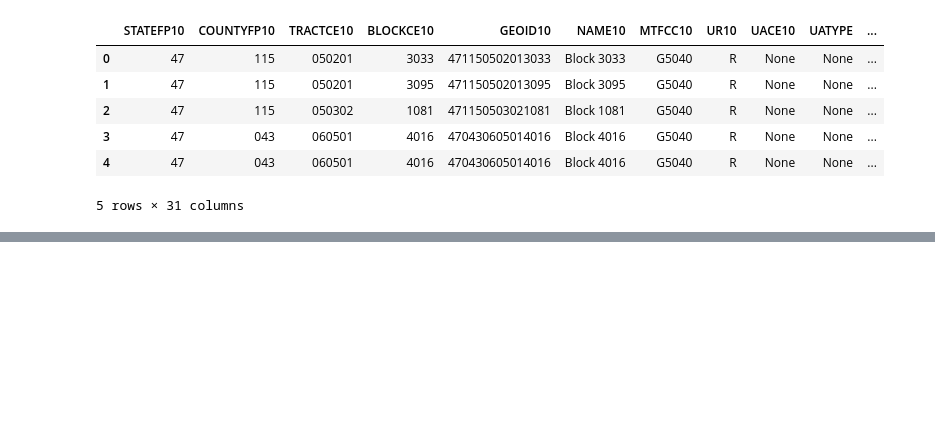
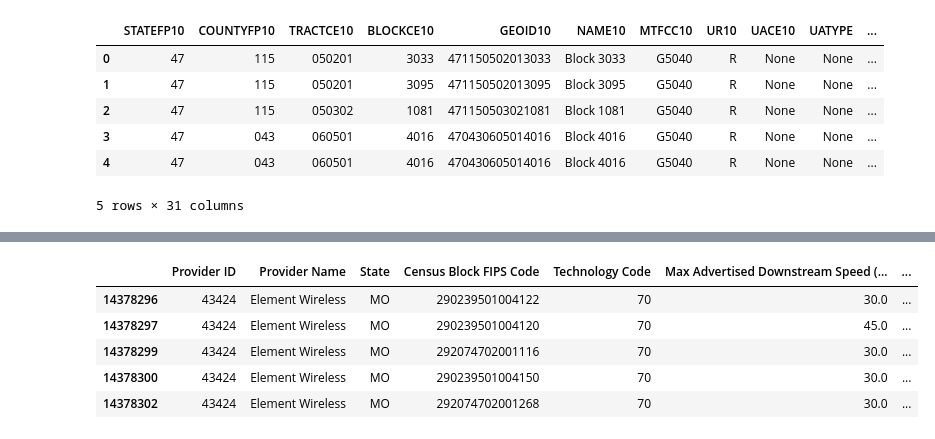
Before and after one commit to BrantIvey/NSS_Capstone, a Jupyter notebook: FCC 477 Filter.ipynb, the cells around one changed output, grey strips where cells are left out. Saved outputs shown, nothing was run; the diff lists cells and outputs as text; code cells hidden in the pictures; blank space fills up the shorter version.

```diff
--- a/FCC 477 Filter.ipynb
+++ b/FCC 477 Filter.ipynb
@@ -56,0 +61,3 @@ all_geo.head()
+# %%
+pd.set_option('display.max_columns', None)
+us_df.head()
@@ -56,0 +71,3 @@ all_geo.head()
+# %%
+pd.set_option('display.max_columns', None)
+fcc_df.head()
@@ -56,0 +81,11 @@ all_geo.head()
+# %%
+fcc_df = fcc_df.drop(['Logical Record Number','FRN','DBA Name','Holding Company Name','Holding Company Final','Business','Max CIR Downstream Speed (mbps)','Max CIR Upstream Speed (mbps)'],axis=1)
+# %%
+fcc_df.head()
+# %% [output]
+|  | Provider ID | Provider Name | State | Census Block FIPS Code | Technology Code | Max Advertised Downstream Speed (... | ... |
+| 14378296 | 43424 | Element Wireless | MO | 290239501004122 | 70 | 30.0 | ... |
+| 14378297 | 43424 | Element Wireless | MO | 290239501004120 | 70 | 45.0 | ... |
+| 14378299 | 43424 | Element Wireless | MO | 292074702001116 | 70 | 30.0 | ... |
+| 14378300 | 43424 | Element Wireless | MO | 290239501004150 | 70 | 30.0 | ... |
+| 14378302 | 43424 | Element Wireless | MO | 292074702001268 | 70 | 30.0 | ... |
```
Also changed, not shown: parts of 22 cells of this notebook, 1 other file.
